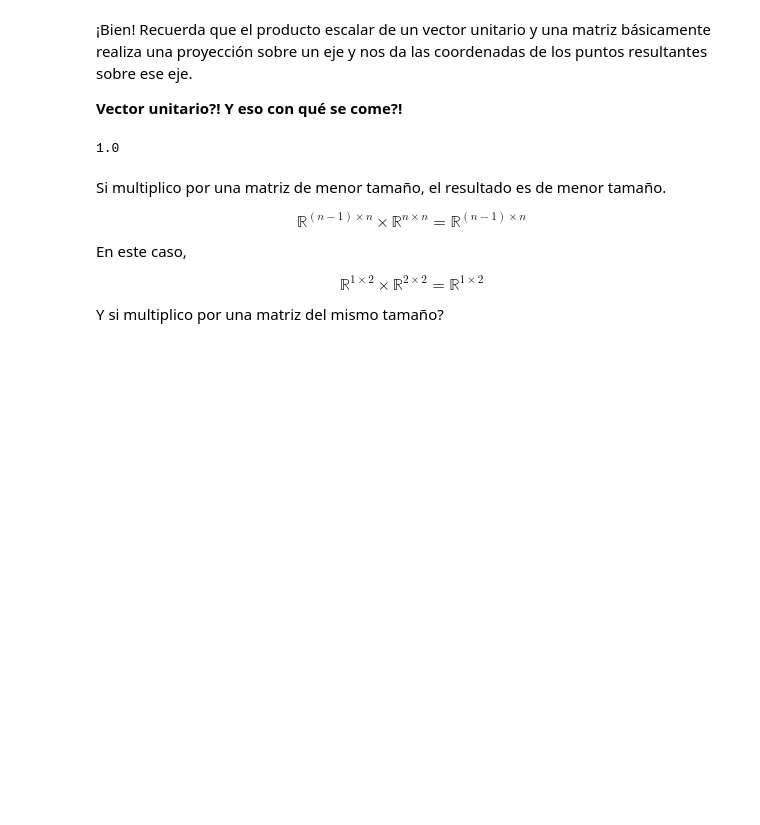
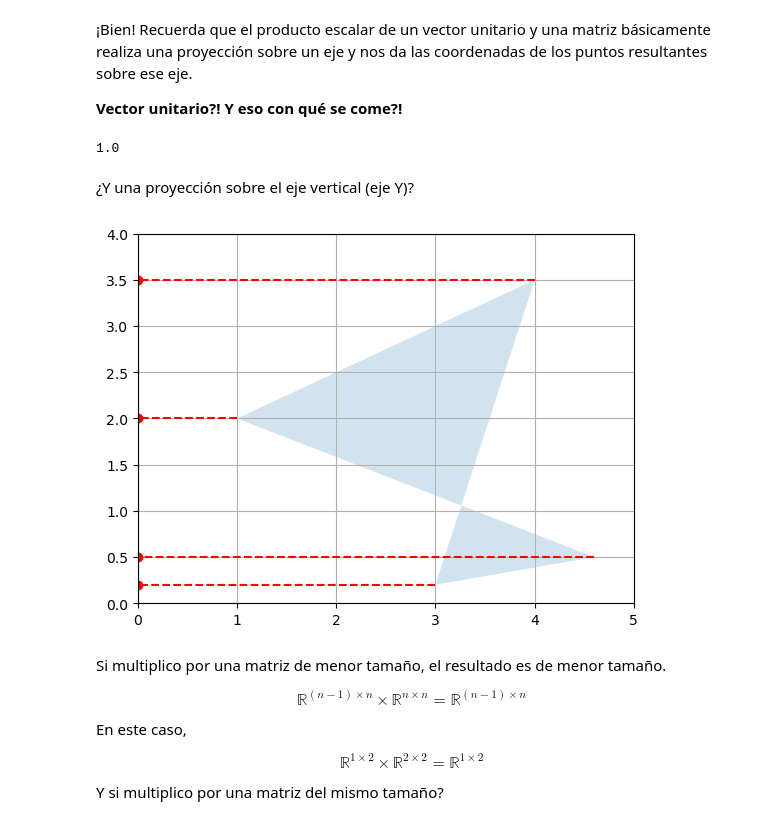
Before and after one commit to assembler-institute/MDS_workshops, a Jupyter notebook: math_livecoding/2-LiveCoding_Matrices.ipynb, the cells around one changed output. Drawn from its saved outputs; the diff is of its cells as text; code cells hidden in the pictures; blank space fills up the shorter version.

```diff
--- a/math_livecoding/2-LiveCoding_Matrices.ipynb
+++ b/math_livecoding/2-LiveCoding_Matrices.ipynb
@@ -831,6 +894,12 @@ import numpy.linalg as LA
 LA.norm(U_30)
 # %% [output]
 1.0
+# %% [markdown]
+¿Y una proyección sobre el eje vertical (eje Y)?
+# %%
+plot_projection(np.array([[0, 1]]), P)
+# %% [output]
+[figure, added]
 # %% [markdown]
 Si multiplico por una matriz de menor tamaño, el resultado es de menor tamaño.
 
```
Also changed, not shown: parts of 72 cells of this notebook.
